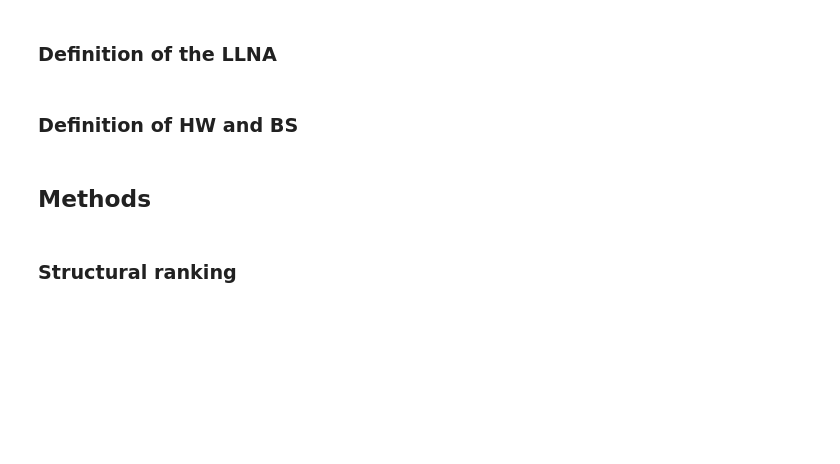
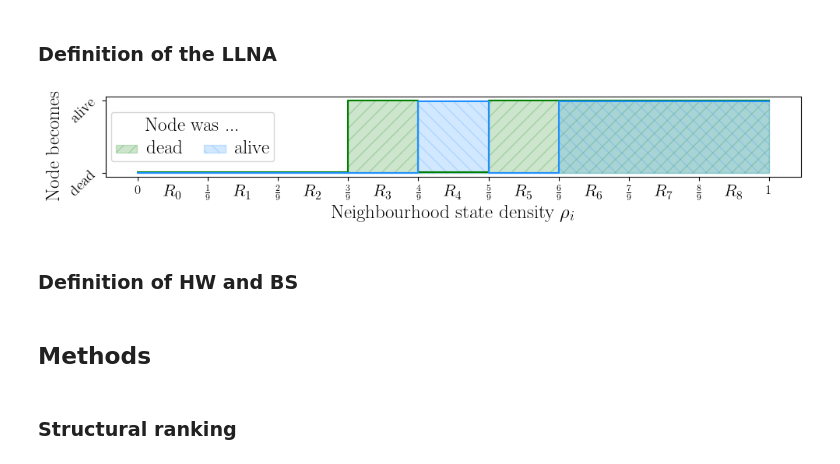
Before and after one commit to mrollier/network_automata_robustness, a Jupyter notebook: manuscript/impact_analysis-figures.ipynb, the cells around one changed output. Cells and saved outputs as stored; diff of their text form; code cells hidden in the pictures; blank space fills up the shorter version.

```diff
--- a/manuscript/impact_analysis-figures.ipynb
+++ b/manuscript/impact_analysis-figures.ipynb
@@ -234,5 +234,67 @@ plt.show()
 # %% [markdown]
 ### Definition of the LLNA
+# %%
+SAVEFIG = False
+
+resolution = 9
+
+# GoL as LLNA model
+beta = 488
+sigma = 464
+born_if = binary_indices(beta)
+survive_if = binary_indices(sigma)
+model = LLNA(resolution, x=born_if, y=survive_if, iso=True)
+
+# plot both diagrams
+fig, ax = plt.subplots(1,1,figsize=(10,1.9))
+model.diagram(ax=ax)
+
+# delete separate ax labels
+size=18
+ax.set_xlabel(fr'Neighbourhood state density $\rho_i$', fontsize=size)
+ax.set_ylabel(fr'Node becomes', fontsize=size, y=0.4)
+# ax.set_title(fr"Local update rule diagram for {model.__str__(latex=True)} (the Game of Life)", fontsize=size)
+ax.set_title(None)
+
+ax.set_xticks(np.linspace(0,1,2*resolution+1))
+ax.set_xticklabels([f'$0$', f'$R_0$',
+                    f'$\\frac{1}{9}$', f'$R_1$',
+                    f'$\\frac{2}{9}$', f'$R_2$',
+                    f'$\\frac{3}{9}$', f'$R_3$',
+                    f'$\\frac{4}{9}$', f'$R_4$',
+                    f'$\\frac{5}{9}$', f'$R_5$',
+                    f'$\\frac{6}{9}$', f'$R_6$',
+                    f'$\\frac{7}{9}$', f'$R_7$',
+                    f'$\\frac{8}{9}$', f'$R_8$', f'$1$'])
+
+ticks = ax.xaxis.get_major_ticks()
+for i, tick in enumerate(ticks):
+    if i % 2 == 1:
+        tick.tick1line.set_markersize(0)
+
+# ax.set_xticklabels(ax.get_xticklabels(), fontsize=size-4)
+ax.set_yticklabels(ax.get_yticklabels(), fontsize=size-4)
+
+xticklabels = ax.get_xticklabels()
+for i, label in enumerate(xticklabels):
+    if i % 2 == 1:
+        label.set_fontsize(size-2)
+    else:
+        label.set_fontsize(size-6)
+
+legend = ax.legend(ncol=2, loc='center left')
+legend.set_title("Node was ...", prop={'size': size})
+for text in legend.get_texts():
+    text.set_fontsize(size)  # Change legend font size
+
+fig.tight_layout()
+
+savename = f'llna_diagram-rule_r{resolution}s{sigma}b{beta}.jpg'
+
+if SAVEFIG:
+    plt.savefig(figures_dir+f'{savename}', bbox_inches='tight', dpi=1200)
+# %% [output]
+[figure, added]
 # %% [markdown]
 ### Definition of HW and BS
 # %% [markdown]
```
Also changed, not shown: parts of 8 cells of this notebook, 1 other file.
